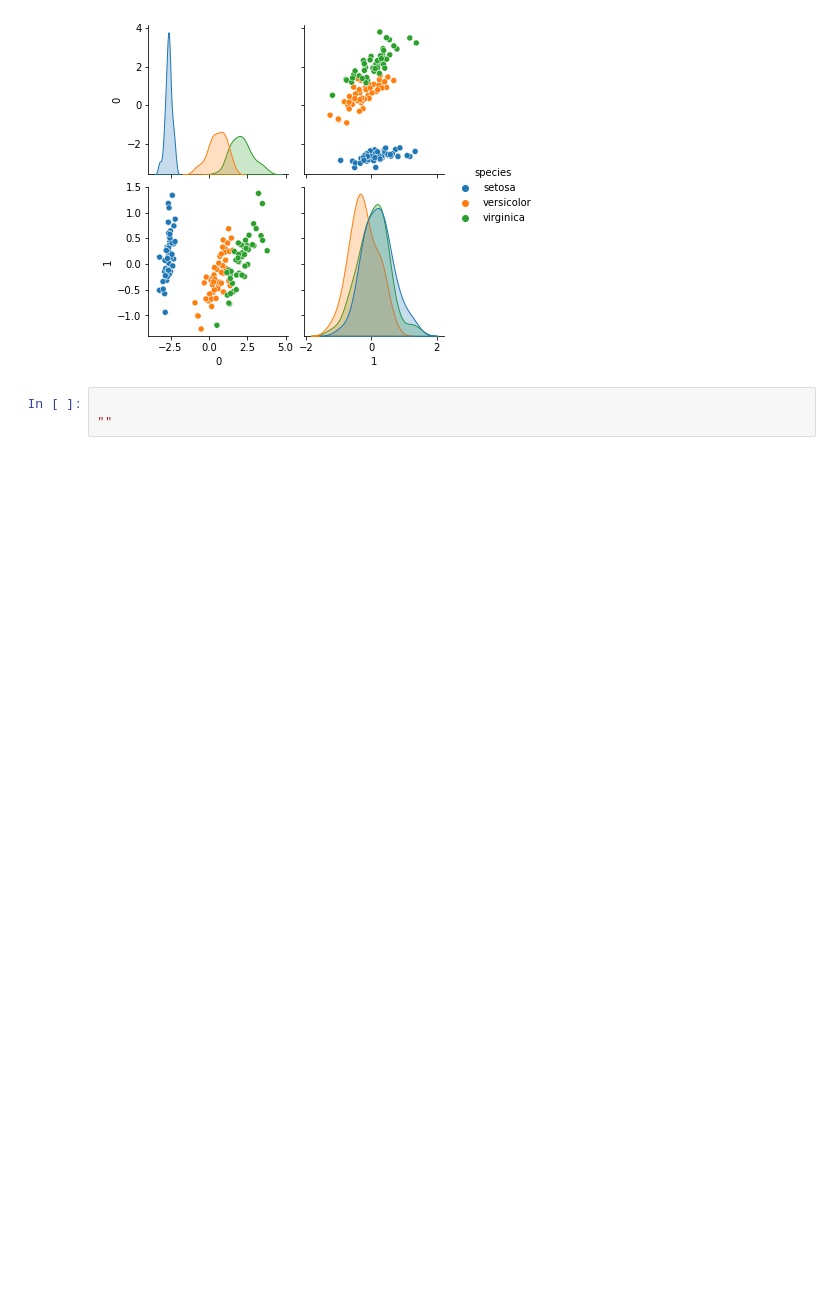
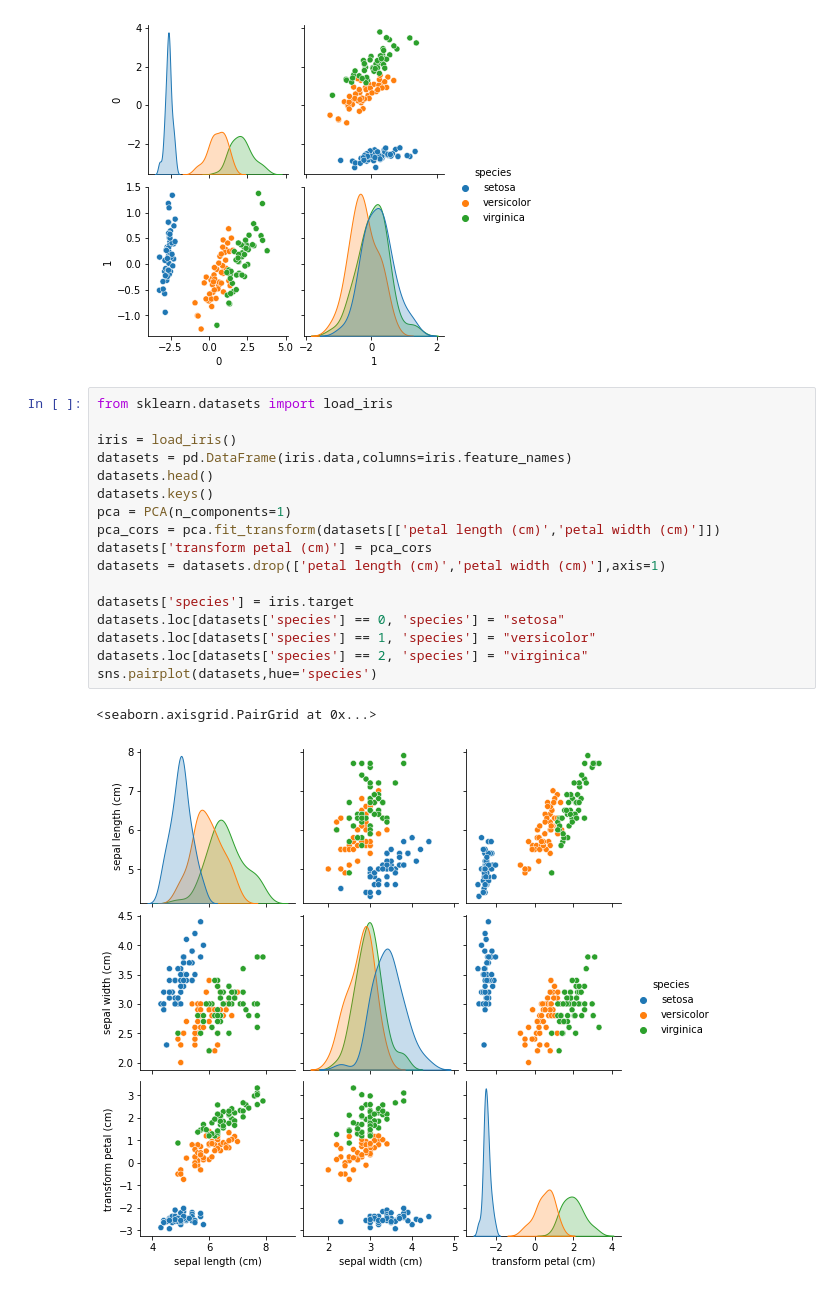
Before and after one commit to kouta0530/jupyter, a Jupyter notebook: practice/scikit-learn/datasetVisualization.ipynb, the cells around one changed output. Drawn from its saved outputs; the diff is of its cells as text; blank space fills up the shorter version.

Commit message:
feat(seaborn): 正の相関にある特徴量のみをPCAでまとめて、heatmapやpairplotで可視化する

```diff
--- a/practice/scikit-learn/datasetVisualization.ipynb
+++ b/practice/scikit-learn/datasetVisualization.ipynb
@@ -88,6 +88,23 @@ sns.pairplot(datasets,hue='species')
 # %% [output]
 <seaborn.axisgrid.PairGrid at 0x...>
 [figure]
-# %%
-
-""
+# %%
+from sklearn.datasets import load_iris
+
+iris = load_iris()
+datasets = pd.DataFrame(iris.data,columns=iris.feature_names)
+datasets.head()
+datasets.keys()
+pca = PCA(n_components=1)
+pca_cors = pca.fit_transform(datasets[['petal length (cm)','petal width (cm)']])
+datasets['transform petal (cm)'] = pca_cors
+datasets = datasets.drop(['petal length (cm)','petal width (cm)'],axis=1)
+
+datasets['species'] = iris.target
+datasets.loc[datasets['species'] == 0, 'species'] = "setosa"
+datasets.loc[datasets['species'] == 1, 'species'] = "versicolor"
+datasets.loc[datasets['species'] == 2, 'species'] = "virginica"
+sns.pairplot(datasets,hue='species')
+# %% [output]
+<seaborn.axisgrid.PairGrid at 0x...>
+[figure, added]
```
Also changed, not shown: parts of 1 cell of this notebook.
